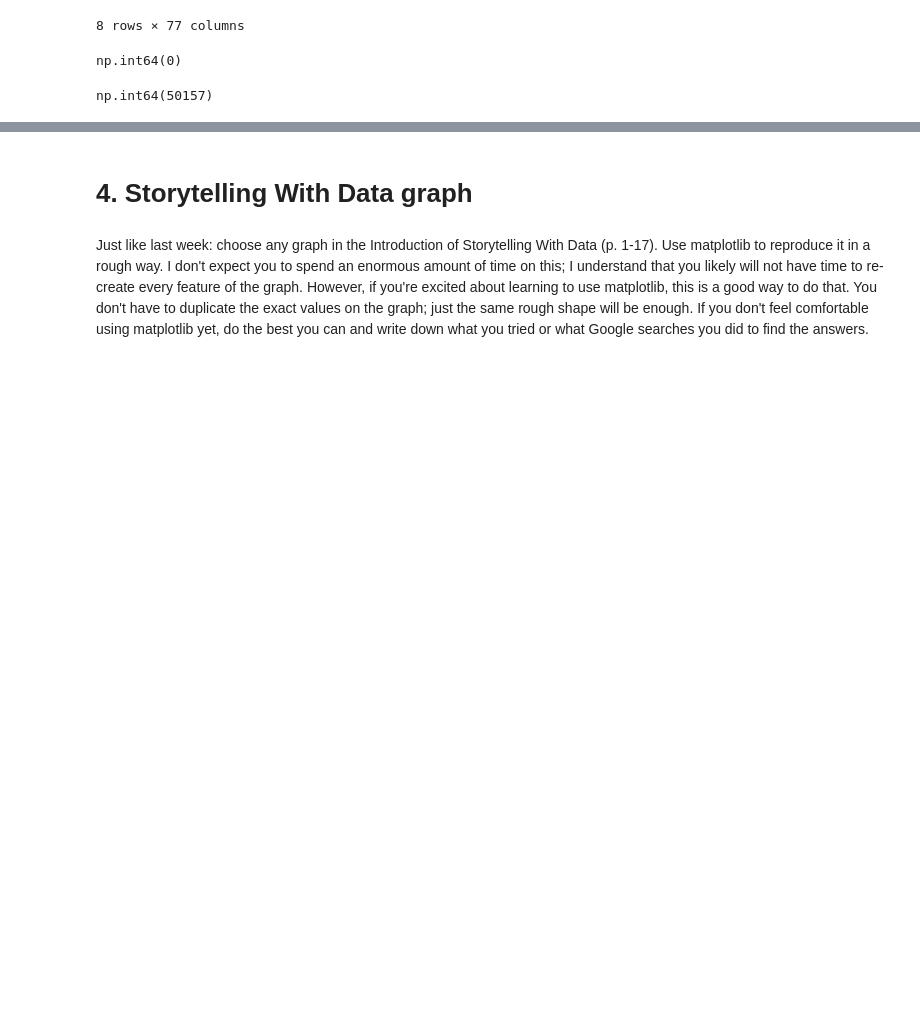
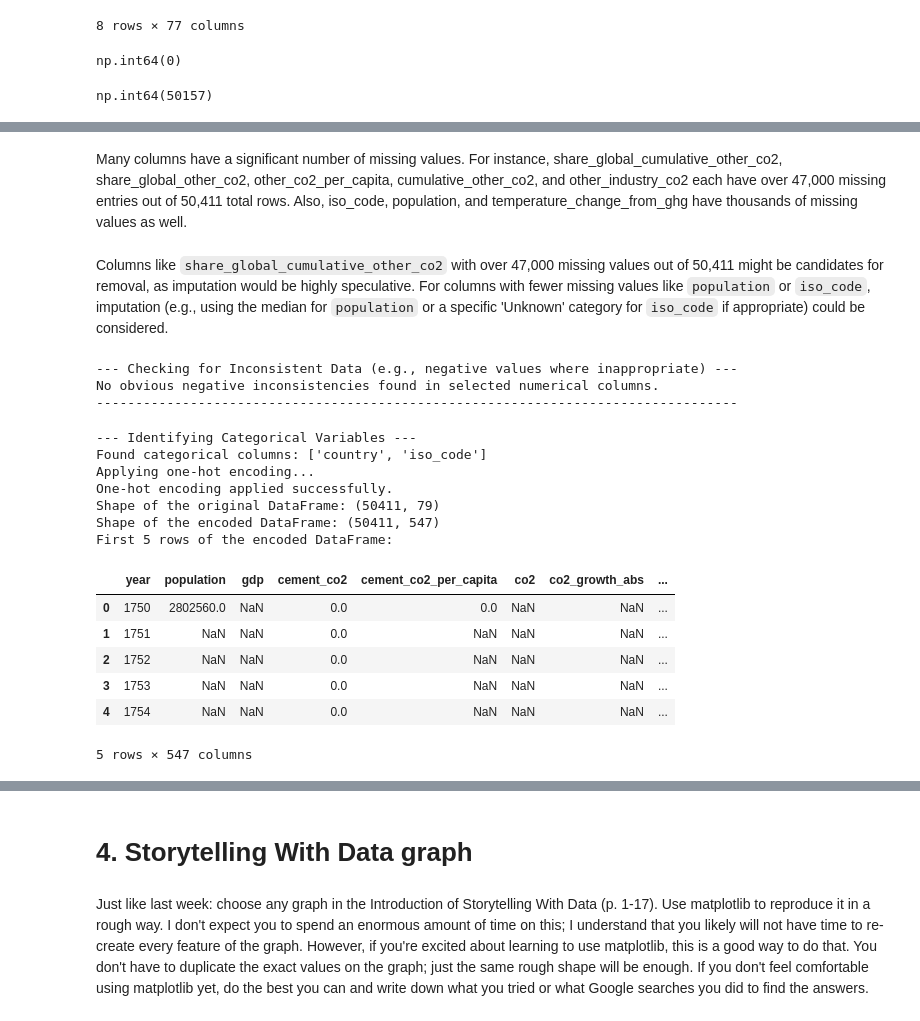
Before and after one commit to salil82/Module-B-semester-2, a Jupyter notebook: OMDS-ModB2-Week2-Deshpande-Salil.ipynb, the cells around one changed output, grey strips where cells are left out. Cells and saved outputs as stored; diff of their text form; code cells hidden in the pictures; blank space fills up the shorter version.

```diff
--- a/OMDS-ModB2-Week2-Deshpande-Salil.ipynb
+++ b/OMDS-ModB2-Week2-Deshpande-Salil.ipynb
@@ -100,0 +168,72 @@ np.int64(50157)
+# %% [markdown]
+Many columns have a significant number of missing values. For instance, share_global_cumulative_other_co2, share_global_other_co2, other_co2_per_capita, cumulative_other_co2, and other_industry_co2 each have over 47,000 missing entries out of 50,411 total rows. Also, iso_code, population, and temperature_change_from_ghg have thousands of missing values as well.
+# %% [markdown]
+Columns like `share_global_cumulative_other_co2` with over 47,000 missing values out of 50,411 might be candidates for removal, as imputation would be highly speculative. For columns with fewer missing values like `population` or `iso_code`, imputation (e.g., using the median for `population` or a specific 'Unknown' category for `iso_code` if appropriate) could be considered.
+# %%
+print("--- Checking for Inconsistent Data (e.g., negative values where inappropriate) ---")
+
+# Columns that should logically not be negative
+columns_to_check = [
+    'population', 'gdp',
+    'cement_co2', 'coal_co2', 'flaring_co2', 'gas_co2', 'oil_co2', 'other_industry_co2',
+    'co2_per_capita', 'co2_per_gdp', 'co2_per_unit_energy',
+    'cement_co2_per_capita', 'coal_co2_per_capita', 'flaring_co2_per_capita',
+    'gas_co2_per_capita', 'oil_co2_per_capita', 'other_co2_per_capita',
+    'cumulative_cement_co2', 'cumulative_co2', 'cumulative_coal_co2', 'cumulative_flaring_co2',
+    'cumulative_gas_co2', 'cumulative_oil_co2', 'cumulative_other_co2',
+    'energy_per_capita', 'primary_energy_consumption'
+]
+
+inconsistent_data_found = False
+
+for col in columns_to_check:
+    if col in co2_df.columns:
+        negative_count = (co2_df[col] < 0).sum()
+        if negative_count > 0:
+            print(f"Column '{col}': Found {negative_count} negative value(s). Minimum value: {co2_df[col].min():.2f}")
+            inconsistent_data_found = True
+
+# Special case for 'year' - check if any year is before a reasonable starting point (e.g., 0 or negative)
+if 'year' in co2_df.columns:
+    if (co2_df['year'] < 0).sum() > 0:
+        print(f"Column 'year': Found {(co2_df['year'] < 0).sum()} negative year value(s).")
+        inconsistent_data_found = True
+
+if not inconsistent_data_found:
+    print("No obvious negative inconsistencies found in selected numerical columns.")
+
+print("----------------------------------------------------------------------------------")
+# %% [output]
+--- Checking for Inconsistent Data (e.g., negative values where inappropriate) ---
+No obvious negative inconsistencies found in selected numerical columns.
+----------------------------------------------------------------------------------
+# %%
+print("--- Identifying Categorical Variables ---")
+categorical_cols = co2_df.select_dtypes(include=['object']).columns
+
+if len(categorical_cols) > 0:
+    print(f"Found categorical columns: {list(categorical_cols)}")
+    print("Applying one-hot encoding...")
+    co2_df_encoded = pd.get_dummies(co2_df, columns=categorical_cols, drop_first=True)
+    print("One-hot encoding applied successfully.")
+    print("Shape of the original DataFrame:", co2_df.shape)
+    print("Shape of the encoded DataFrame:", co2_df_encoded.shape)
+    print("First 5 rows of the encoded DataFrame:")
+    display(co2_df_encoded.head())
+else:
+    print("No categorical columns found in the DataFrame.")
+# %% [output]
+--- Identifying Categorical Variables ---
+Found categorical columns: ['country', 'iso_code']
+Applying one-hot encoding...
+One-hot encoding applied successfully.
+Shape of the original DataFrame: (50411, 79)
+Shape of the encoded DataFrame: (50411, 547)
+First 5 rows of the encoded DataFrame:
+|  | year | population | gdp | cement_co2 | cement_co2_per_capita | co2 | co2_growth_abs | ... |
+| 0 | 1750 | 2802560.0 | NaN | 0.0 | 0.0 | NaN | NaN | ... |
+| 1 | 1751 | NaN | NaN | 0.0 | NaN | NaN | NaN | ... |
+| 2 | 1752 | NaN | NaN | 0.0 | NaN | NaN | NaN | ... |
+| 3 | 1753 | NaN | NaN | 0.0 | NaN | NaN | NaN | ... |
+| 4 | 1754 | NaN | NaN | 0.0 | NaN | NaN | NaN | ... |
+5 rows × 547 columns
```
Also changed, not shown: parts of 7 cells of this notebook.
